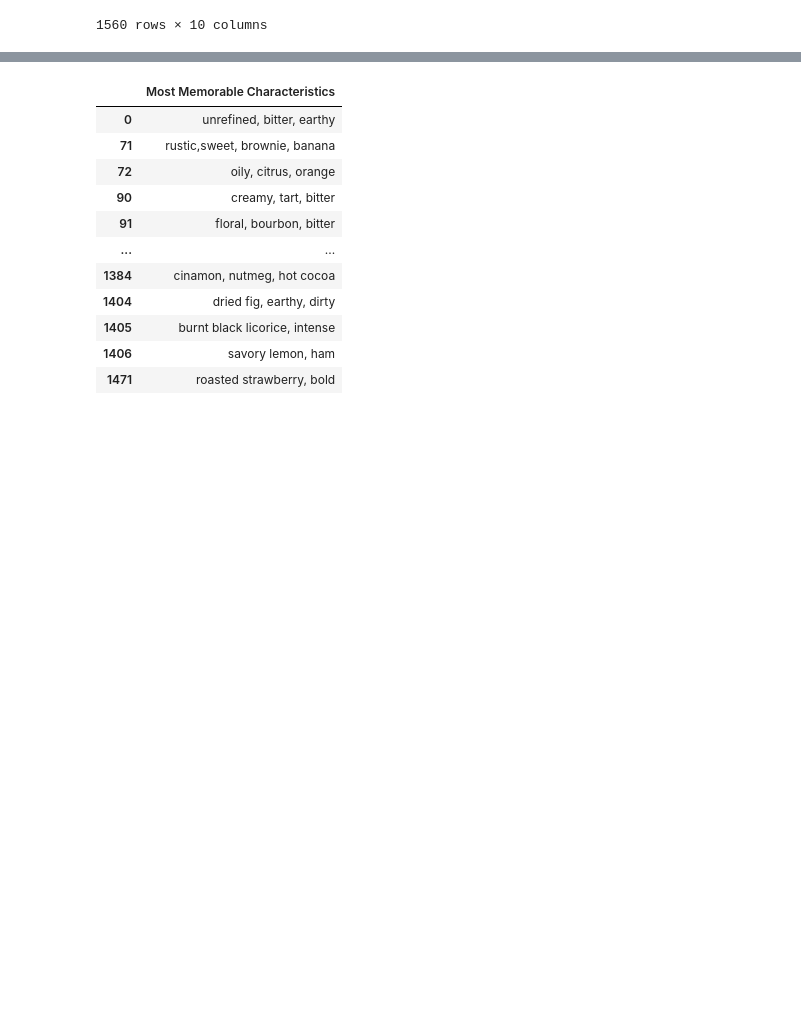
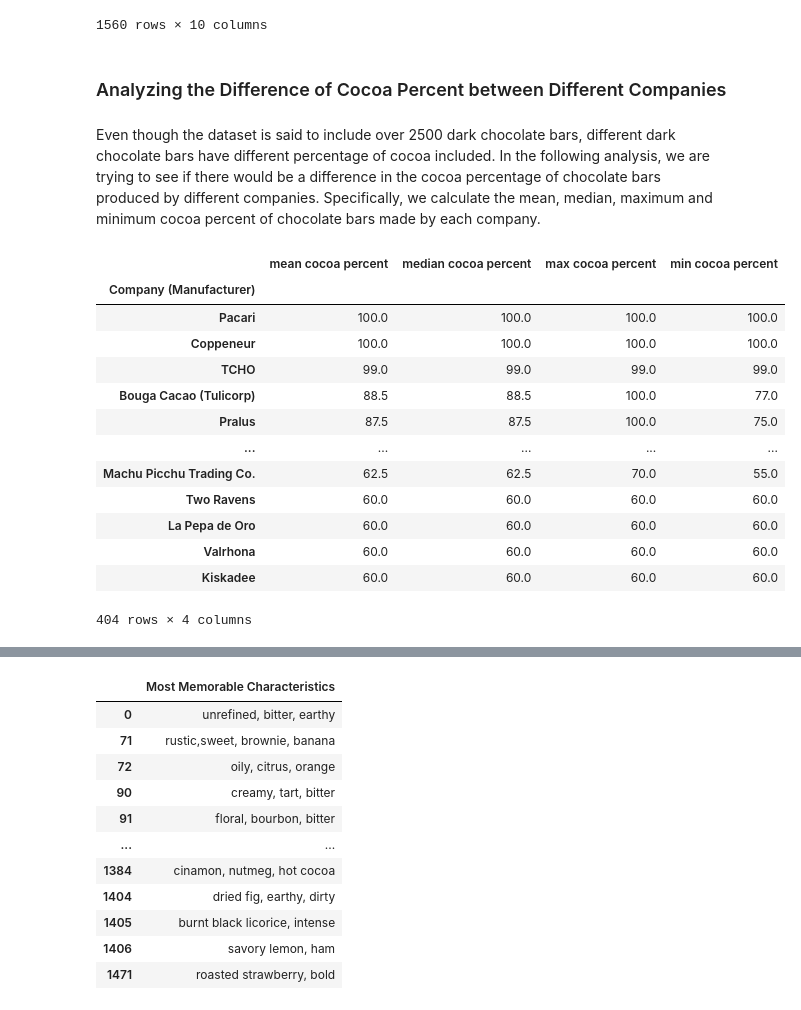
Before and after one commit to UCB-stat-159-s22/hw07-Group22, a Jupyter notebook: runting.ipynb, the cells around one changed output, grey strips where cells are left out. Saved outputs shown, nothing was run; the diff lists cells and outputs as text; code cells hidden in the pictures; blank space fills up the shorter version.

```diff
--- a/runting.ipynb
+++ b/runting.ipynb
@@ -19,16 +21,38 @@ chocolate
 | 1558 | 395 | Bonnat | France | 2009 | Mexico | ... |
 | 1559 | 761 | Bonnat | France | 2011 | Jamaica | ... |
 1560 rows × 10 columns
+# %% [markdown]
+### Analyzing the Difference of Cocoa Percent between Different Companies
+# %% [markdown]
+Even though the dataset is said to include over 2500 dark chocolate bars, different dark chocolate bars have different percentage of cocoa included. In the following analysis, we are trying to see if there would be a difference in the cocoa percentage of chocolate bars produced by different companies. Specifically, we calculate the mean, median, maximum and minimum cocoa percent of chocolate bars made by each company.
 # %%
-import re
-lst = []
+# Store the data in the 'cocoa percent' column in a list as numeric data
+cocoa_percent_lst = []
 for i in chocolate["Cocoa Percent"].tolist():
-    lst.append(float(re.sub('%', '', i)))
-lst
-chocolate['percent_mean'] = lst
-chocolate['percent_median'] = lst
-
-chocolate
-
-company_cocoa_percent = chocolate.groupby('Company (Manufacturer)').agg({'percent_mean':'mean', 'percent_median':'median'})
-#df.groupby('col1').agg({'col2': 'max', 'col3': 'min'})
+    cocoa_percent_lst.append(float(re.sub('%', '', i)))
+cocoa_percent_lst
+# Calculate the mean, median, maximum, and minimum cocoa percent of each company
+chocolate['mean cocoa percent'] = cocoa_percent_lst
+chocolate['median cocoa percent'] = cocoa_percent_lst
+chocolate['max cocoa percent'] = cocoa_percent_lst
+chocolate['min cocoa percent'] = cocoa_percent_lst
+company_cocoa_percent = chocolate.groupby('Company (Manufacturer)').agg({'mean cocoa percent':'mean', 'median cocoa percent':'median',
+                                                                        'max cocoa percent':'max', 'min cocoa percent':'min'})
+company_cocoa_percent = company_cocoa_percent.sort_values(by=['mean cocoa percent'], ascending=False)
+company_cocoa_percent
+#company_cocoa_percent.to_csv('tables/company_cocoa_percent.csv')
+# %% [output]
+|  | mean cocoa percent | median cocoa percent | max cocoa percent | min cocoa percent |
+| Company (Manufacturer) |  |  |  |  |
+| Pacari | 100.0 | 100.0 | 100.0 | 100.0 |
+| Coppeneur | 100.0 | 100.0 | 100.0 | 100.0 |
+| TCHO | 99.0 | 99.0 | 99.0 | 99.0 |
+| Bouga Cacao (Tulicorp) | 88.5 | 88.5 | 100.0 | 77.0 |
+| Pralus | 87.5 | 87.5 | 100.0 | 75.0 |
+| ... | ... | ... | ... | ... |
+| Machu Picchu Trading Co. | 62.5 | 62.5 | 70.0 | 55.0 |
+| Two Ravens | 60.0 | 60.0 | 60.0 | 60.0 |
+| La Pepa de Oro | 60.0 | 60.0 | 60.0 | 60.0 |
+| Valrhona | 60.0 | 60.0 | 60.0 | 60.0 |
+| Kiskadee | 60.0 | 60.0 | 60.0 | 60.0 |
+404 rows × 4 columns
```
Also changed, not shown: parts of 6 cells of this notebook, 1 other file.
